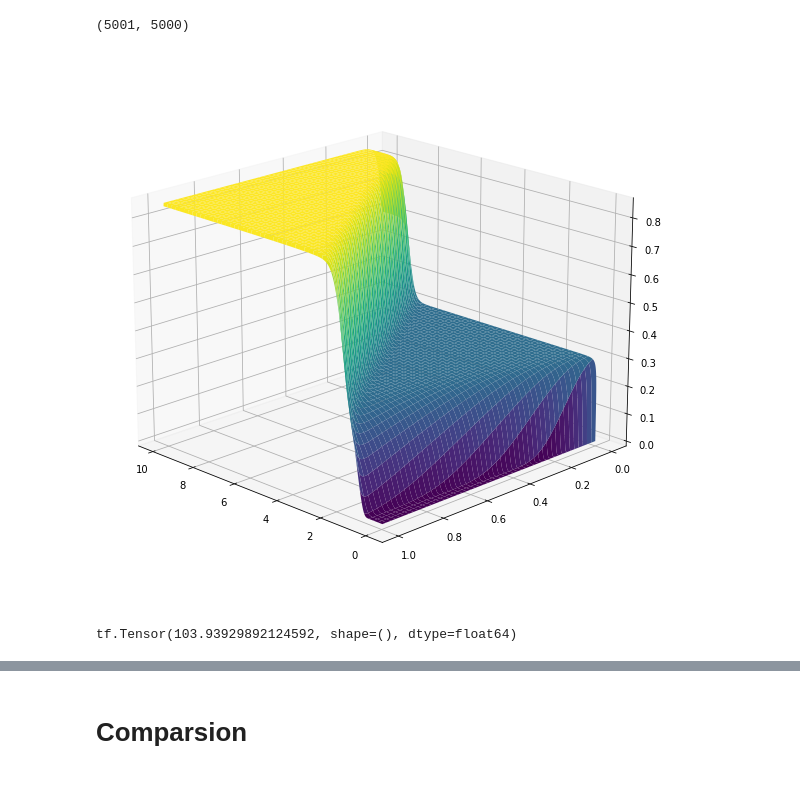
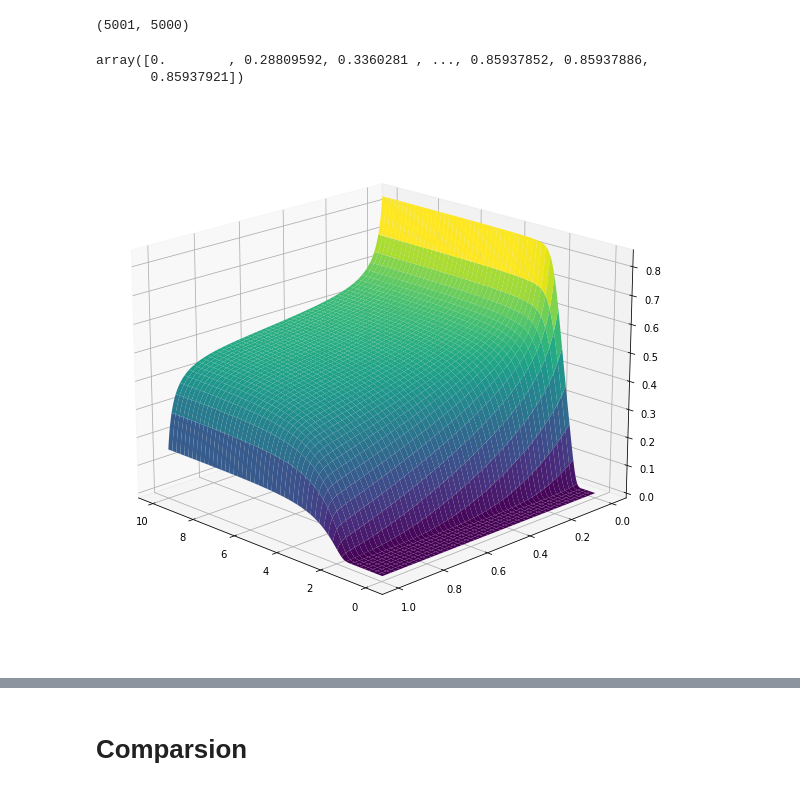
Before and after one commit to TomRiem/Master-Thesis-Riemer, a Jupyter notebook: Jupyter/old stuff/comparison_NetPINNs.ipynb, the cells around one changed output, grey strips where cells are left out. Cells and saved outputs as stored; diff of their text form; code cells hidden in the pictures.

```diff
--- a/Jupyter/old stuff/comparison_NetPINNs.ipynb
+++ b/Jupyter/old stuff/comparison_NetPINNs.ipynb
@@ -1661,23 +1661,20 @@ nx
 np.shape(u_fvm)
 # %% [output]
 (5001, 5000)
+# %%
+u_fvm[0, :]
+# %% [output]
+array([0.        , 0.28809592, 0.3360281 , ..., 0.85937852, 0.85937886,
+       0.85937921])
 # %%
 fig = plt.figure(figsize=(12, 10))
 ax = fig.add_subplot(111, projection='3d')
 
 t_fvm = [i * 1./500. for i in range(np.shape(u_fvm)[1])]
 x_fvm = [i / nx for i in range(1000)]
 
 T, X = tf.meshgrid(t_fvm[:], x_fvm[:999])
-ax.plot_surface(T, X, u_fvm[1000:1999, :], cmap='viridis')
+ax.plot_surface(T, X, u_fvm[1998:2997, :], cmap='viridis')
 ax.view_init(19, 135)
 # %% [output]
-[figure, old version]
+[figure, new version]
-# %%
-T, X = tf.meshgrid(t_fvm, x_fvm[:999])
-TX=tf.stack([tf.reshape(T,-1), tf.reshape(X,-1)],axis=1)
-U_FNN = solver.graphPINN.NNs[4](TX)
-U_FNN = tf.reshape(U_FNN, T.shape)
-print(tf.linalg.norm(U_FNN - u_fvm[4000:4999, :]))
-# %% [output]
-tf.Tensor(103.93929892124592, shape=(), dtype=float64)
```
Also changed, not shown: parts of 17 cells of this notebook, 22 other files.
